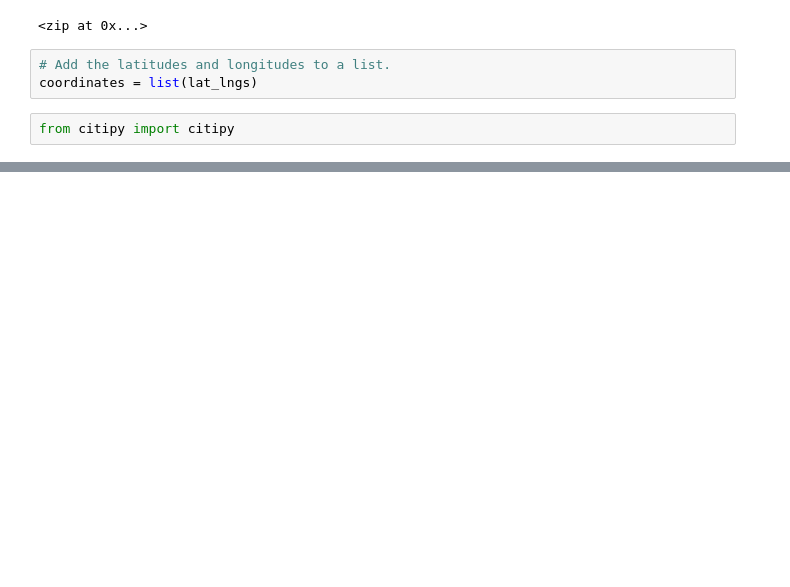
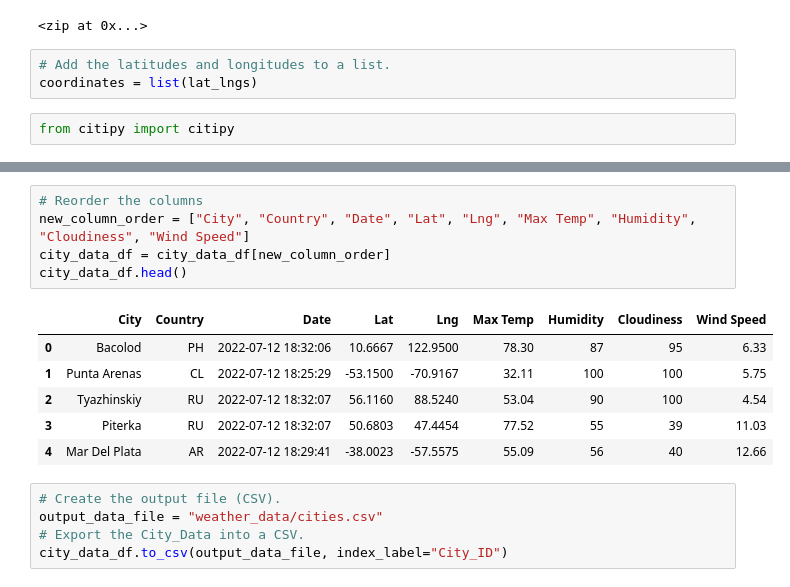
Before and after one commit to kathyming/World_Weather_Analysis, a Jupyter notebook: WeatherPy.ipynb, the cells around one changed output, grey strips where cells are left out. Cells and saved outputs as stored; diff of their text form; blank space fills up the shorter version.

```diff
--- a/WeatherPy.ipynb
+++ b/WeatherPy.ipynb
@@ -32,0 +138,17 @@ len(cities)
+# %%
+# Reorder the columns
+new_column_order = ["City", "Country", "Date", "Lat", "Lng", "Max Temp", "Humidity", "Cloudiness", "Wind Speed"]
+city_data_df = city_data_df[new_column_order]
+city_data_df.head()
+# %% [output]
+|  | City | Country | Date | Lat | Lng | Max Temp | Humidity | Cloudiness | Wind Speed |
+| 0 | Bacolod | PH | 2022-07-12 18:32:06 | 10.6667 | 122.9500 | 78.30 | 87 | 95 | 6.33 |
+| 1 | Punta Arenas | CL | 2022-07-12 18:25:29 | -53.1500 | -70.9167 | 32.11 | 100 | 100 | 5.75 |
+| 2 | Tyazhinskiy | RU | 2022-07-12 18:32:07 | 56.1160 | 88.5240 | 53.04 | 90 | 100 | 4.54 |
+| 3 | Piterka | RU | 2022-07-12 18:32:07 | 50.6803 | 47.4454 | 77.52 | 55 | 39 | 11.03 |
+| 4 | Mar Del Plata | AR | 2022-07-12 18:29:41 | -38.0023 | -57.5575 | 55.09 | 56 | 40 | 12.66 |
+# %%
+# Create the output file (CSV).
+output_data_file = "weather_data/cities.csv"
+# Export the City_Data into a CSV.
+city_data_df.to_csv(output_data_file, index_label="City_ID")
```
Also changed, not shown: parts of 7 cells of this notebook, 3 other files.
